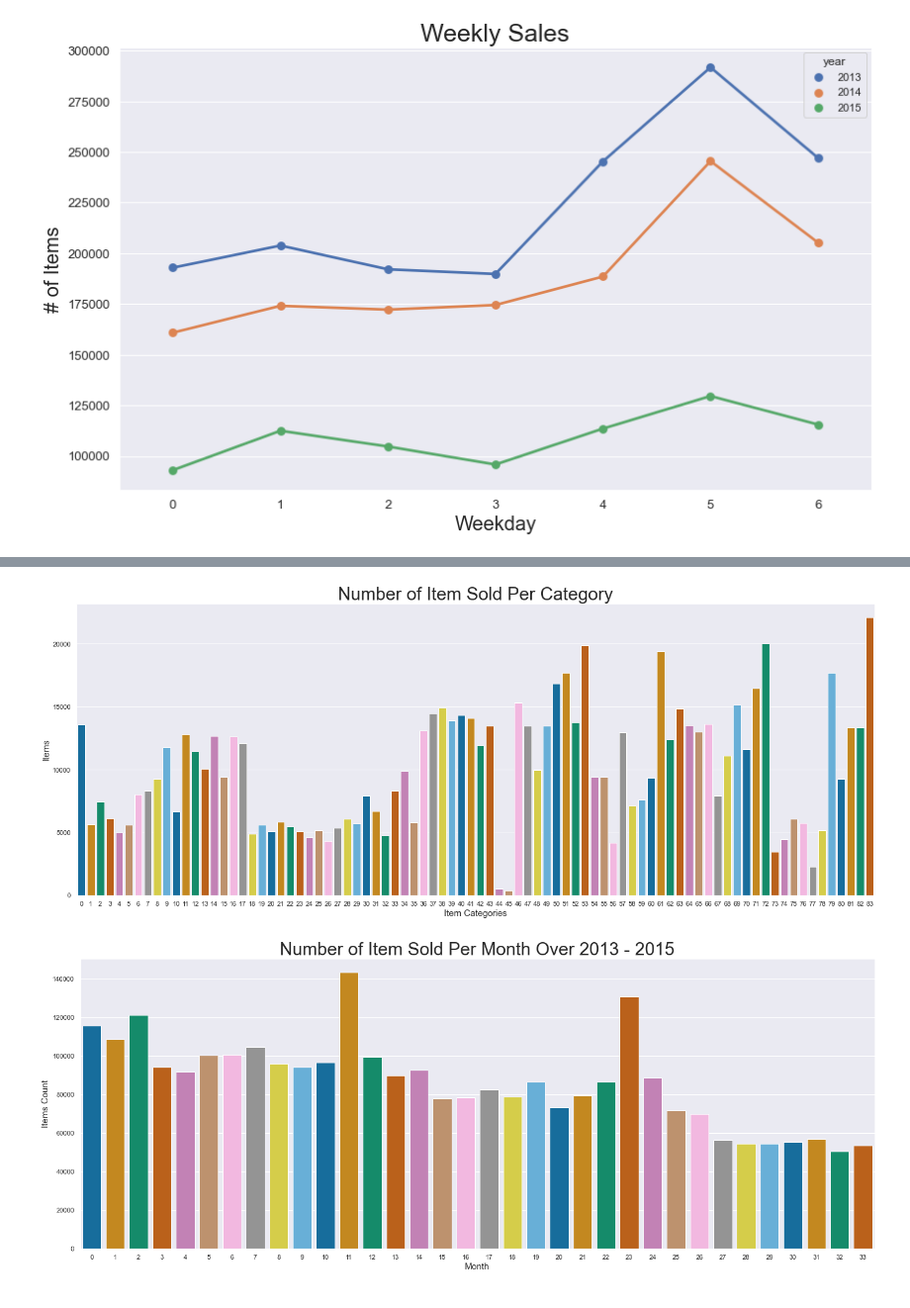
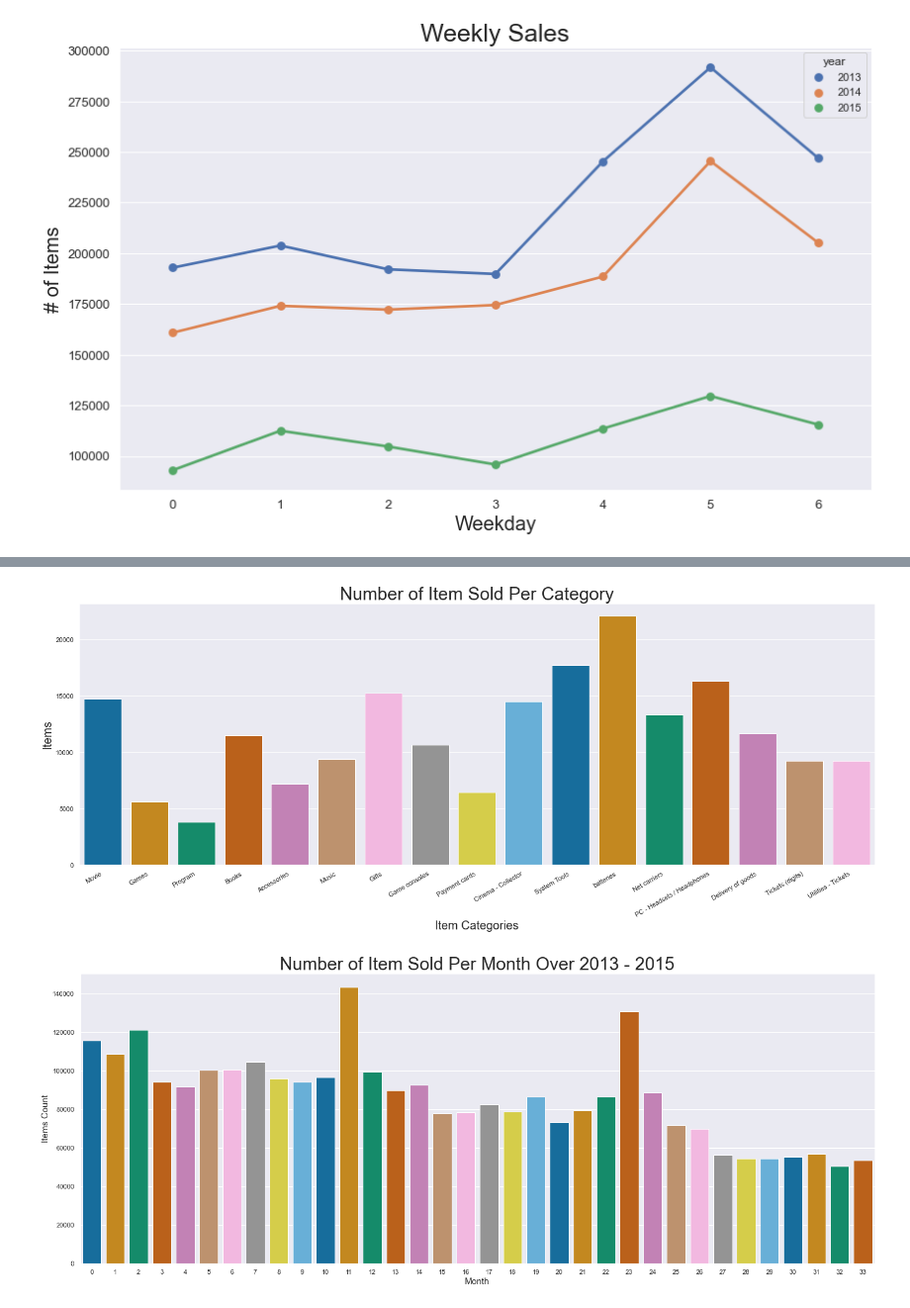
Before and after one commit to SabeehRaza-DS/FutureSales_Project, a Jupyter notebook: sales_prediction.ipynb, the cells around one changed output, grey strips where cells are left out. Shown at 99% size. Cells and saved outputs as stored; diff of their text form; code cells hidden in the pictures.

Commit message:
sales

```diff
--- a/sales_prediction.ipynb
+++ b/sales_prediction.ipynb
@@ -552,0 +529,9 @@ sns.barplot(df_tr_data['item_cat'], df_tr_data['item_id'], palette = 'colorblind
+# %%
+sns.set(rc={'figure.figsize':(13.7,8.27)})
+
+sns.pointplot(data=df_tr_data, x='WEEKDAY', y='item_cnt_day', hue='year', estimator = sum)
+
+plt.title('Weekly Sales',fontsize=25)
+plt.ylabel('# of Items',fontsize=20)
+plt.xlabel('Weekday',fontsize=20)
+plt.tick_params(labelsize=13)
@@ -553,12 +540,15 @@ sns.barplot(df_tr_data['item_cat'], df_tr_data['item_id'], palette = 'colorblind
 # %%
 plt.rcParams['figure.figsize'] = (24, 9)
-sns.barplot(df_itm['item_category_id'], df_itm['item_id'], palette = 'colorblind', ci=None)
+sns.barplot(df_tr_data['item_cat'], df_tr_data['item_id'], palette = 'colorblind', ci=None)
 plt.title('Number of Item Sold Per Category', fontsize = 30)
-plt.xlabel('Item Categories', fontsize = 15)
-plt.ylabel('Items', fontsize = 15)
+plt.xlabel('Item Categories', fontsize = 20)
+plt.ylabel('Items', fontsize = 20)
+
+plt.gcf().autofmt_xdate() # x-axis labels with angle
+
 plt.show()
 # %% [output]
-[figure, old version]
+[figure, new version]
 # %%
 #plt.rcParams['figure.figsize'] = (24, 9)
 sns.countplot(df_tr_data['date_block_num'], palette = 'colorblind')
```
Also changed, not shown: parts of 12 cells of this notebook, 1 other file.
